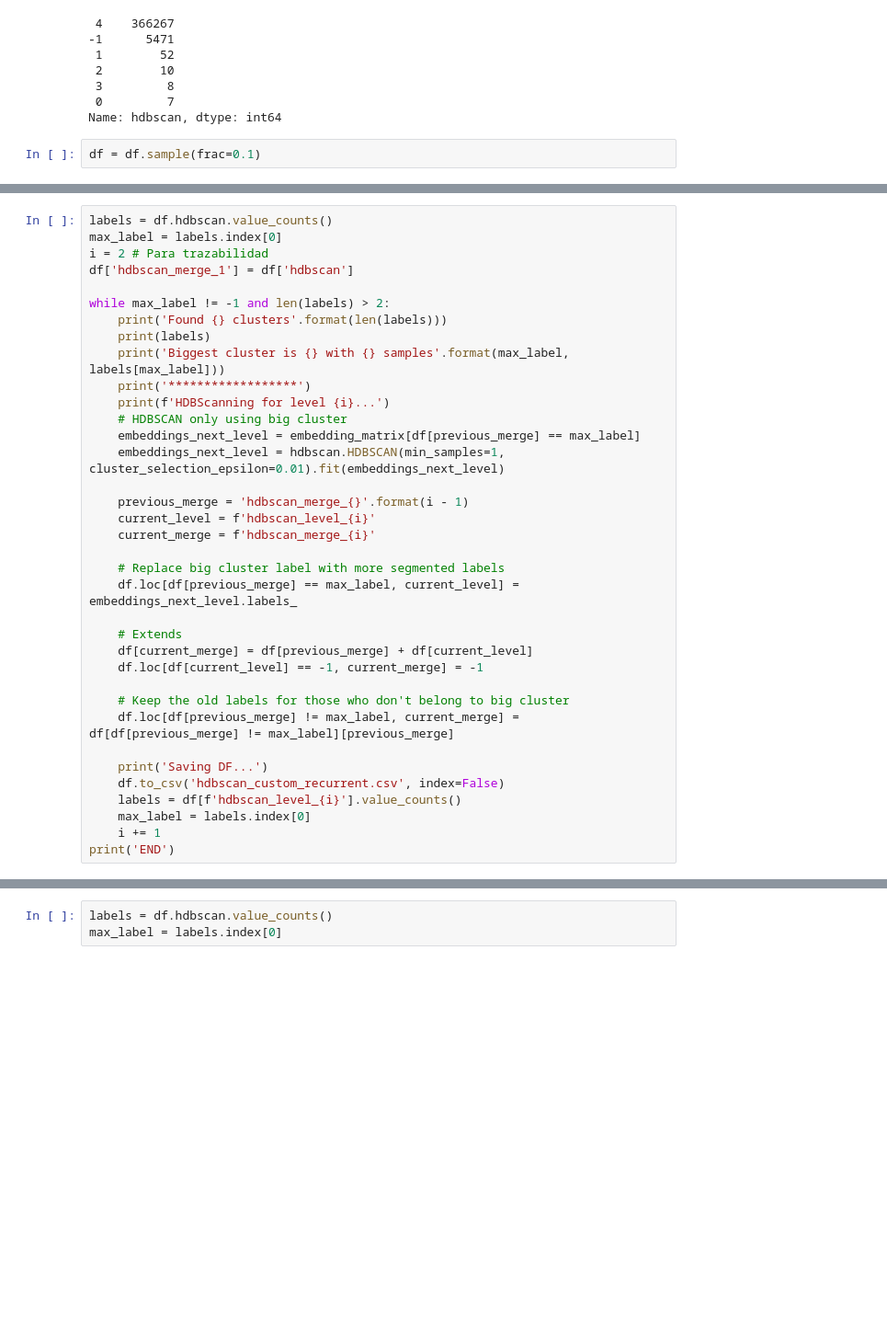
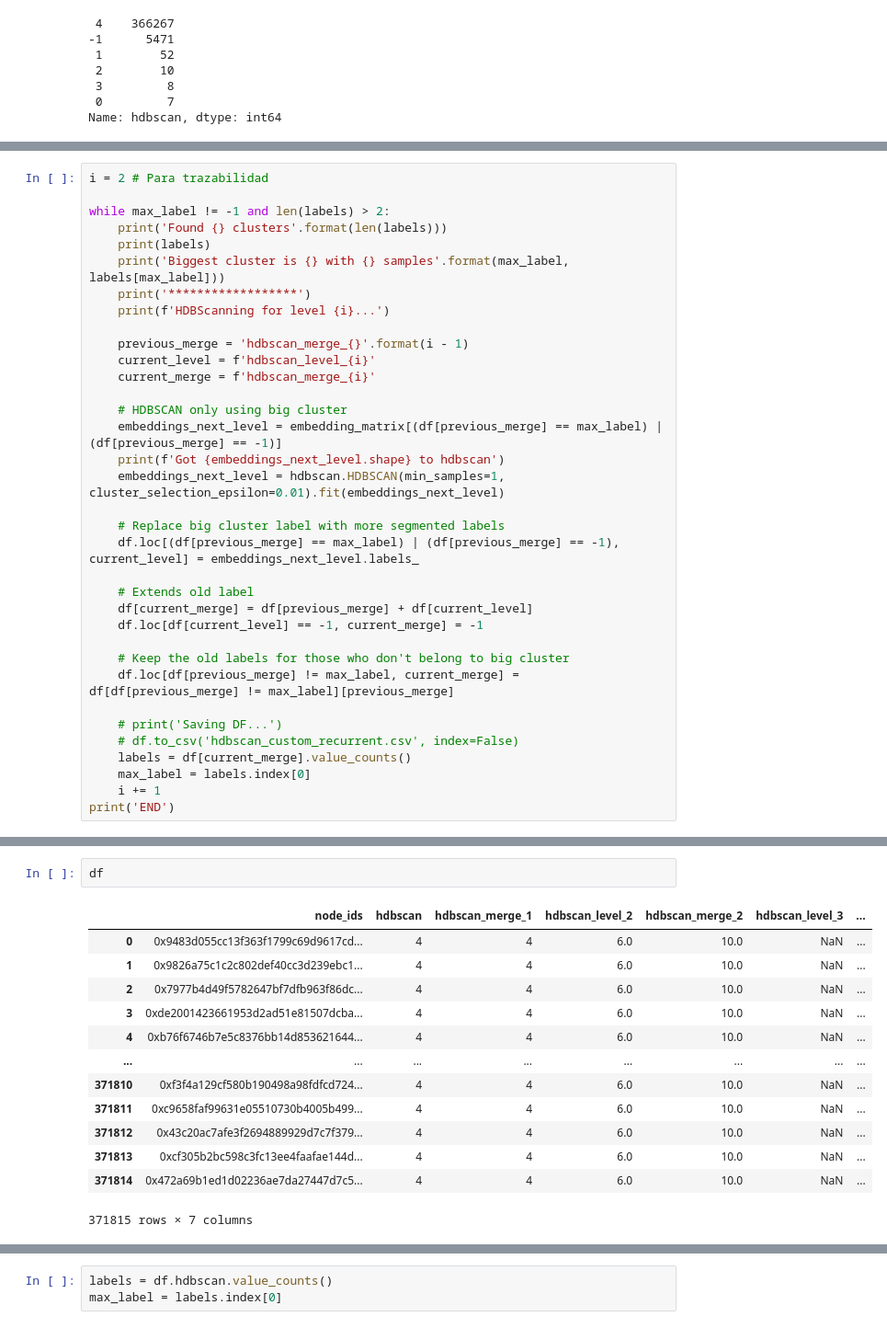
Before and after one commit to argelignacio/TRABAJO-PROFESIONAL-7599-, a Jupyter notebook: embeddings/16-dim/embeddings_analysis-2023.ipynb, the cells around one changed output, grey strips where cells are left out. Shown: that part at 92% size. Saved outputs shown, nothing was run; the diff lists cells and outputs as text; blank space fills up the shorter version.

```diff
--- a/embeddings/16-dim/embeddings_analysis-2023.ipynb
+++ b/embeddings/16-dim/embeddings_analysis-2023.ipynb
@@ -65,5 +65,3 @@ df.hdbscan.value_counts()
  3         8
  0         7
 Name: hdbscan, dtype: int64
-# %%
-df = df.sample(frac=0.1)
@@ -70,8 +86,5 @@ df = df.sample(frac=0.1)
 # %%
-labels = df.hdbscan.value_counts()
-max_label = labels.index[0]
 i = 2 # Para trazabilidad
-df['hdbscan_merge_1'] = df['hdbscan']
 
 while max_label != -1 and len(labels) > 2:
     print('Found {} clusters'.format(len(labels)))
@@ -79,27 +92,29 @@ while max_label != -1 and len(labels) > 2:
     print('Biggest cluster is {} with {} samples'.format(max_label, labels[max_label]))
     print('******************')
     print(f'HDBScanning for level {i}...')
-    # HDBSCAN only using big cluster
-    embeddings_next_level = embedding_matrix[df[previous_merge] == max_label]
-    embeddings_next_level = hdbscan.HDBSCAN(min_samples=1, cluster_selection_epsilon=0.01).fit(embeddings_next_level)
 
     previous_merge = 'hdbscan_merge_{}'.format(i - 1)
     current_level = f'hdbscan_level_{i}'
     current_merge = f'hdbscan_merge_{i}'
 
+    # HDBSCAN only using big cluster
+    embeddings_next_level = embedding_matrix[(df[previous_merge] == max_label) | (df[previous_merge] == -1)]
+    print(f'Got {embeddings_next_level.shape} to hdbscan')
+    embeddings_next_level = hdbscan.HDBSCAN(min_samples=1, cluster_selection_epsilon=0.01).fit(embeddings_next_level)
+
     # Replace big cluster label with more segmented labels
-    df.loc[df[previous_merge] == max_label, current_level] = embeddings_next_level.labels_
+    df.loc[(df[previous_merge] == max_label) | (df[previous_merge] == -1), current_level] = embeddings_next_level.labels_
 
-    # Extends
+    # Extends old label
     df[current_merge] = df[previous_merge] + df[current_level]
     df.loc[df[current_level] == -1, current_merge] = -1
 
     # Keep the old labels for those who don't belong to big cluster
     df.loc[df[previous_merge] != max_label, current_merge] = df[df[previous_merge] != max_label][previous_merge]
 
-    print('Saving DF...')
-    df.to_csv('hdbscan_custom_recurrent.csv', index=False)
-    labels = df[f'hdbscan_level_{i}'].value_counts()
+    # print('Saving DF...')
+    # df.to_csv('hdbscan_custom_recurrent.csv', index=False)
+    labels = df[current_merge].value_counts()
     max_label = labels.index[0]
     i += 1
 print('END')
@@ -117,0 +138,16 @@ IndexError: boolean index did not match indexed array along dimension 0; dimensi
+# %%
+df
+# %% [output]
+|  | node_ids | hdbscan | hdbscan_merge_1 | hdbscan_level_2 | hdbscan_merge_2 | hdbscan_level_3 | ... |
+| 0 | 0x9483d055cc13f363f1799c69d9617cd... | 4 | 4 | 6.0 | 10.0 | NaN | ... |
+| 1 | 0x9826a75c1c2c802def40cc3d239ebc1... | 4 | 4 | 6.0 | 10.0 | NaN | ... |
+| 2 | 0x7977b4d49f5782647bf7dfb963f86dc... | 4 | 4 | 6.0 | 10.0 | NaN | ... |
+| 3 | 0xde2001423661953d2ad51e81507dcba... | 4 | 4 | 6.0 | 10.0 | NaN | ... |
+| 4 | 0xb76f6746b7e5c8376bb14d853621644... | 4 | 4 | 6.0 | 10.0 | NaN | ... |
+| ... | ... | ... | ... | ... | ... | ... | ... |
+| 371810 | 0xf3f4a129cf580b190498a98fdfcd724... | 4 | 4 | 6.0 | 10.0 | NaN | ... |
+| 371811 | 0xc9658faf99631e05510730b4005b499... | 4 | 4 | 6.0 | 10.0 | NaN | ... |
+| 371812 | 0x43c20ac7afe3f2694889929d7c7f379... | 4 | 4 | 6.0 | 10.0 | NaN | ... |
+| 371813 | 0xcf305b2bc598c3fc13ee4faafae144d... | 4 | 4 | 6.0 | 10.0 | NaN | ... |
+| 371814 | 0x472a69b1ed1d02236ae7da27447d7c5... | 4 | 4 | 6.0 | 10.0 | NaN | ... |
+371815 rows × 7 columns
```
Also changed, not shown: parts of 7 cells of this notebook.
